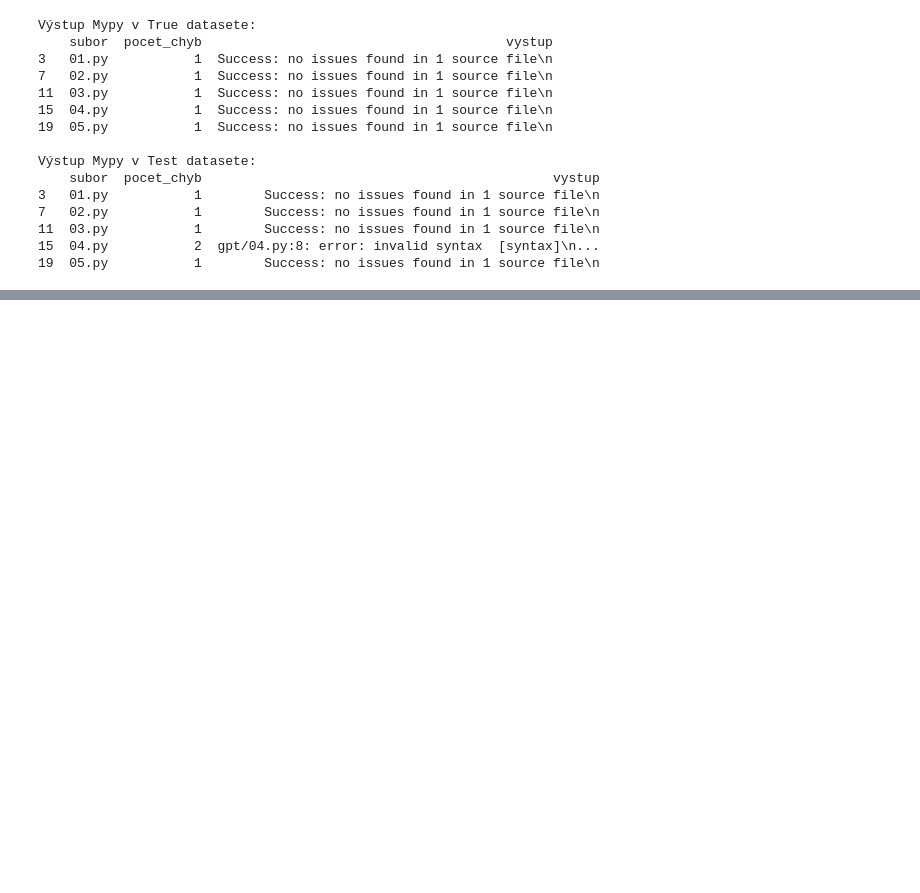
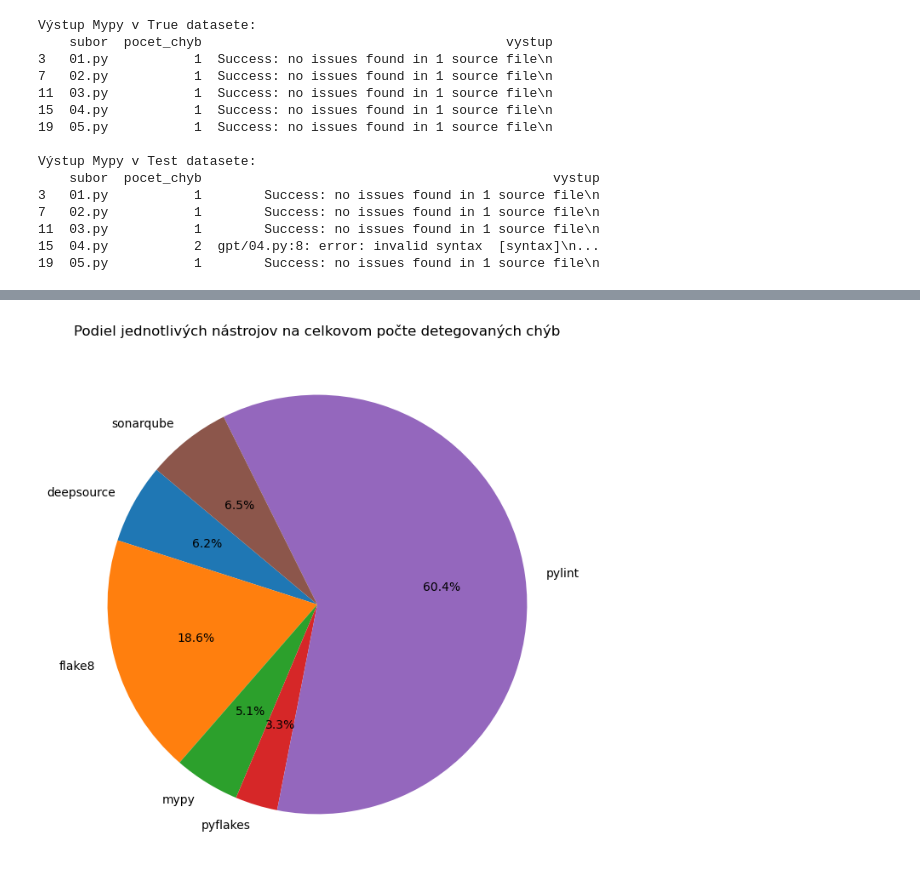
Before and after one commit to hudectomas/bc, a Jupyter notebook: notebooks/ZakladneNastroje.ipynb, the cells around one changed output, grey strips where cells are left out. Drawn from its saved outputs; the diff is of its cells as text; code cells hidden in the pictures; blank space fills up the shorter version.

```diff
--- a/notebooks/ZakladneNastroje.ipynb
+++ b/notebooks/ZakladneNastroje.ipynb
@@ -147,0 +250,47 @@ Výstup Mypy v Test datasete:
+# %%
+import pandas as pd
+import matplotlib.pyplot as plt
+
+# Načítanie datasetov
+file_paths = {
+    "GPT True Results": "vysledky_analyzy_gpt_true.csv",
+    "Gemini Results": "vysledky_analyzy_gemini.csv",
+    "Gemini True Results": "vysledky_analyzy_gemini_true.csv",
+    "GPT Results": "vysledky_analyzy_gpt.csv",
+}
+
+# Načítanie datasetov do slovníka
+dataframes = {name: pd.read_csv(path) for name, path in file_paths.items()}
+
+# Normalizácia názvov nástrojov (malé písmená a odstránenie medzier)
+for df in dataframes.values():
+    df["nastroj"] = df["nastroj"].str.lower().str.strip()
+
+# Výpočet celkového počtu detegovaných chýb pre každý nástroj naprieč všetkými datasetmi
+total_errors_overall = (
+    pd.concat([df.groupby("nastroj")["pocet_chyb"].sum().reset_index() for df in dataframes.values()])
+    .groupby("nastroj")["pocet_chyb"].sum()
+    .reset_index()
+)
+
+# Doplníme hodnoty pre DeepSource a SonarQube
+deepsource_errors = 85  # Predpokladané hodnoty na základe predchádzajúcich dát
+sonarqube_errors = 90
+
+# Pridanie nových riadkov do dataframe
+new_entries = pd.DataFrame({"nastroj": ["deepsource", "sonarqube"], "pocet_chyb": [deepsource_errors, sonarqube_errors]})
+total_errors_overall = pd.concat([total_errors_overall, new_entries], ignore_index=True)
+
+# Zoradenie dát pre lepšiu vizualizáciu
+total_errors_overall = total_errors_overall.sort_values("nastroj")
+
+# Výpočet celkového počtu detegovaných chýb
+total_errors_pie = total_errors_overall.set_index("nastroj")["pocet_chyb"]
+
+# Vytvorenie pie chartu
+plt.figure(figsize=(8, 8))
+plt.pie(total_errors_pie, labels=total_errors_pie.index, autopct="%1.1f%%", startangle=140)
+plt.title("Podiel jednotlivých nástrojov na celkovom počte detegovaných chýb")
+plt.show()
+# %% [output]
+[figure, added]
```
Also changed, not shown: parts of 13 cells of this notebook, 3 other files.
